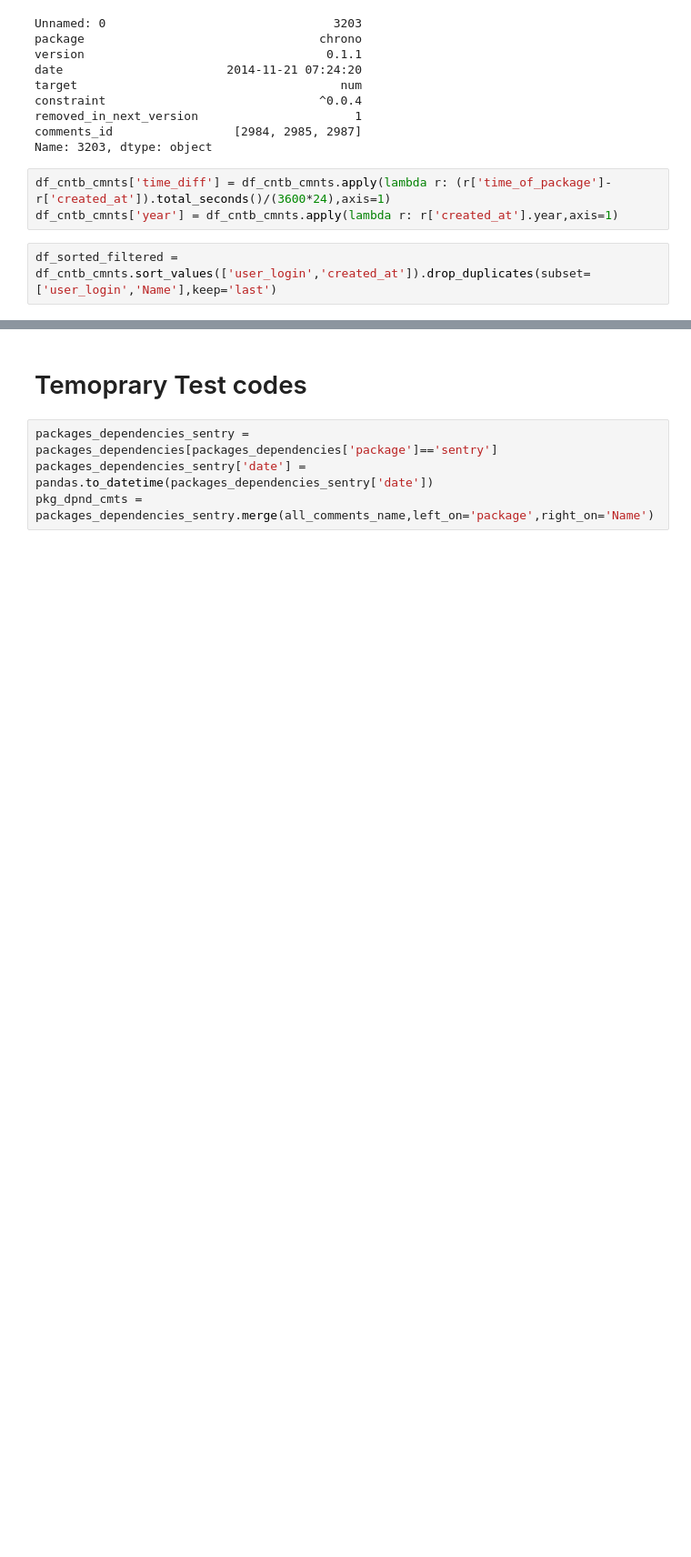
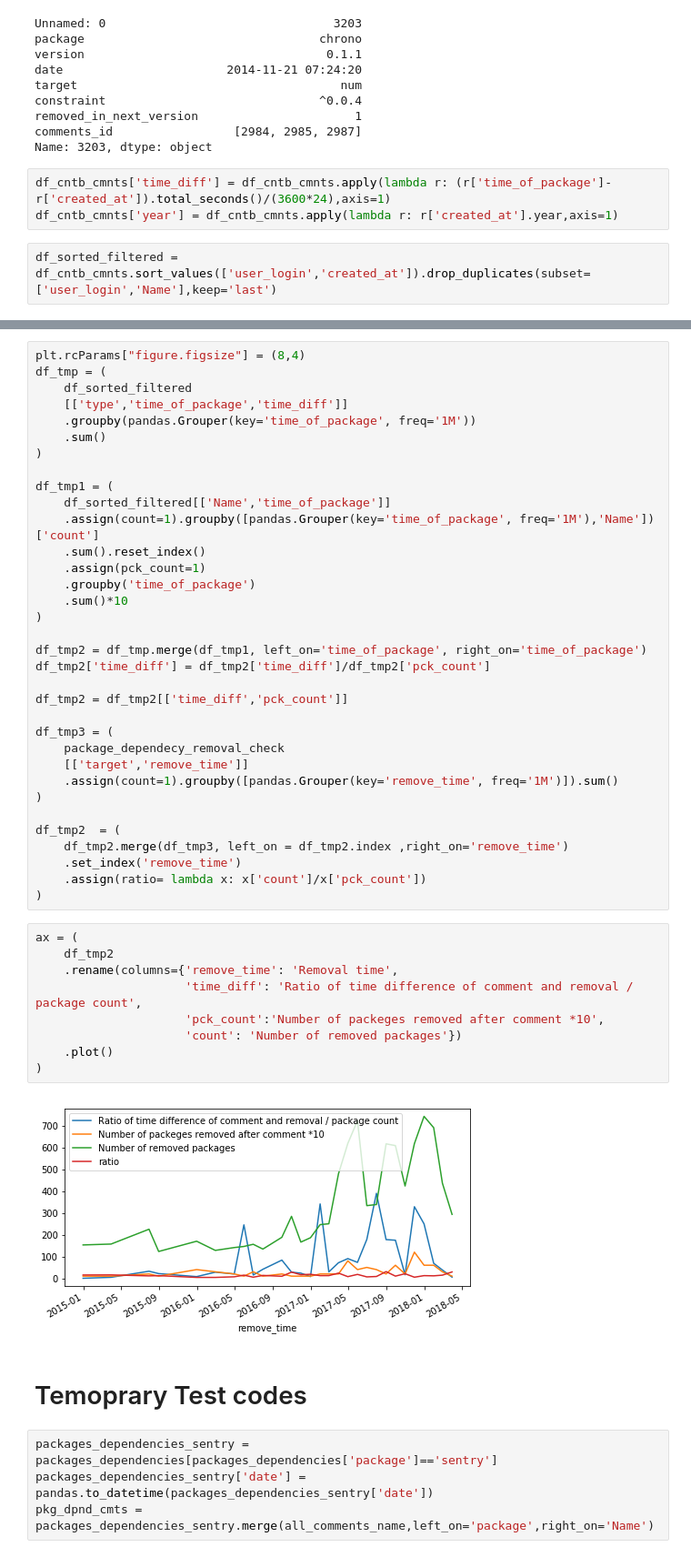
Before and after one commit to MehdiGol/PackagesDependencies-Contributors-Relationship, a Jupyter notebook: notebooks/Checking contributors relation.ipynb, the cells around one changed output, grey strips where cells are left out. Shown: that part at 91% size. Saved outputs shown, nothing was run; the diff lists cells and outputs as text; blank space fills up the shorter version.

```diff
--- a/notebooks/Checking contributors relation.ipynb
+++ b/notebooks/Checking contributors relation.ipynb
@@ -442,3 +430,48 @@ ax.set(
+# %%
+plt.rcParams["figure.figsize"] = (8,4)
+df_tmp = (
+    df_sorted_filtered
+    [['type','time_of_package','time_diff']]
+    .groupby(pandas.Grouper(key='time_of_package', freq='1M'))
+    .sum()
+)
+
+df_tmp1 = (
+    df_sorted_filtered[['Name','time_of_package']]
+    .assign(count=1).groupby([pandas.Grouper(key='time_of_package', freq='1M'),'Name'])['count']
+    .sum().reset_index()
+    .assign(pck_count=1)
+    .groupby('time_of_package')
+    .sum()*10
+)
+
+df_tmp2 = df_tmp.merge(df_tmp1, left_on='time_of_package', right_on='time_of_package')
+df_tmp2['time_diff'] = df_tmp2['time_diff']/df_tmp2['pck_count']
+
+df_tmp2 = df_tmp2[['time_diff','pck_count']]
+
+df_tmp3 = (
+    package_dependecy_removal_check
+    [['target','remove_time']]
+    .assign(count=1).groupby([pandas.Grouper(key='remove_time', freq='1M')]).sum()
+)
+
+df_tmp2  = (
+    df_tmp2.merge(df_tmp3, left_on = df_tmp2.index ,right_on='remove_time')
+    .set_index('remove_time')
+    .assign(ratio= lambda x: x['count']/x['pck_count'])
+)
+# %%
+ax = (
+    df_tmp2
+    .rename(columns={'remove_time': 'Removal time',
+                     'time_diff': 'Ratio of time difference of comment and removal / package count',
+                     'pck_count':'Number of packeges removed after comment *10',
+                     'count': 'Number of removed packages'})
+    .plot()
+)
+# %% [output]
+[figure, added]
 # %% [markdown]
 # Temoprary Test codes
 # %%
```
Also changed, not shown: parts of 2 cells of this notebook.
